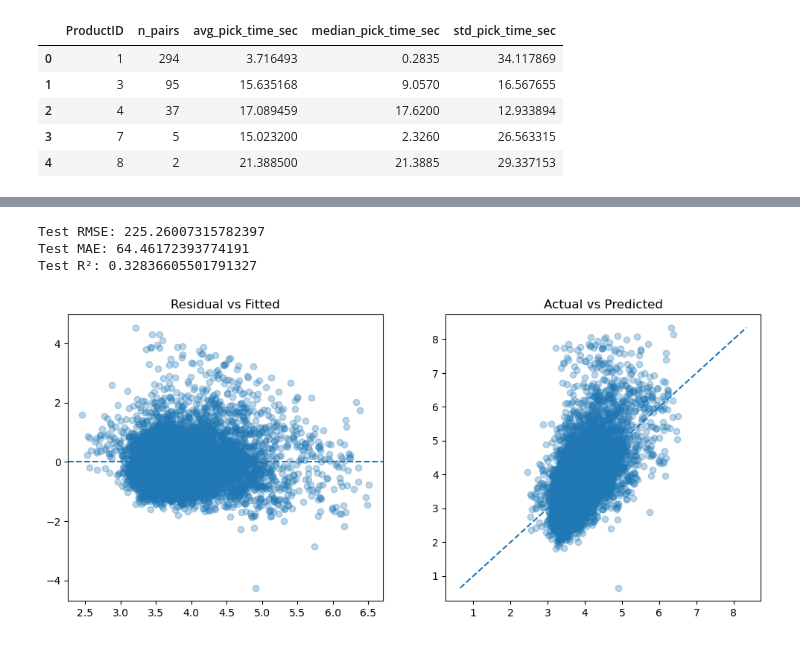
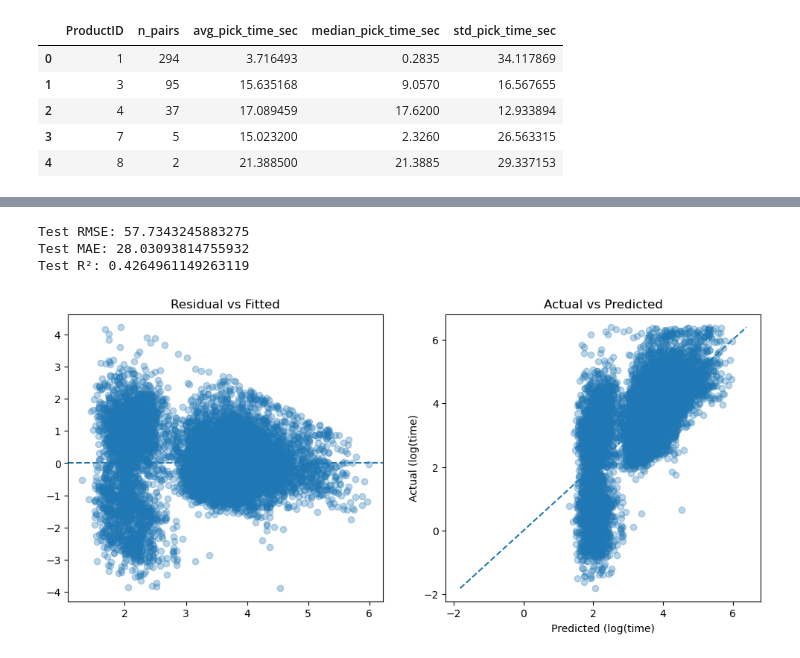
Before and after one commit to JiashenWangg/Lucas_Systems_Capstone_Project, a Jupyter notebook: Model_Jiashen/oe_regression.ipynb, the cells around one changed output, grey strips where cells are left out. Saved outputs shown, nothing was run; the diff lists cells and outputs as text; code cells hidden in the pictures.

```diff
--- a/Model_Jiashen/oe_regression.ipynb
+++ b/Model_Jiashen/oe_regression.ipynb
@@ -71,7 +71,8 @@ for col in ["Time_Delta_sec", "Weight", "Cube", "Quantity"]:
 # Filter for log viability
 df = df[
     (df["Time_Delta_sec"] > 0) &
-    (df["Travel_Distance"] > 0) &
+    (df["Time_Delta_sec"] < 600) &
+    (df["Travel_Distance"] >= 0) &
     (df["Weight"] > 0) &
     (df["Cube"] > 0) &
     (df["WorkCode"] == '30')
@@ -82,6 +83,8 @@ df["log_time"] = np.log(df["Time_Delta_sec"])
 df["log_distance"] = np.log(df["Travel_Distance"])
 df["log_weight"] = np.log(df["Weight"])
 df["log_cube"] = np.log(df["Cube"])
+
+df["log_distance_sq"] = df["log_distance"] ** 2
 
 # log(quantity)
 if "Quantity" in df.columns:
@@ -132,6 +135,32 @@ def tod_bucket(h):
         return "after_midnight"
 df["time_of_day"] = df["hour"].apply(tod_bucket)
 
+# Unit of Measure, 'EA', 'BX', 'PK', 'CA', CS, or group rest into other
+def uom_group(u):
+    if u in ['EA', 'BX', 'PK', 'CA', 'CS']:
+        return u
+    else:
+        return "other"
+df["UOM_group"] = df["UnitOfMeasure"].apply(uom_group)
+
+# Day of week as levels
+df["day_of_week"] = df["Timestamp"].dt.day_name()
+
+# Add a feature same_aisle: 1 if Aisle and Prev_Aisle are the same, else 0
+df["Prev_Aisle"] = pd.to_numeric(df["Prev_Aisle"], errors="coerce").fillna(-1).astype(int)
+df["same_aisle"] = (df["Aisle"] == df["Prev_Aisle"]).astype(int)
+
+# Add a feature if LocKey and Prev_LocKey are the same
+df["same_lockey"] = (df["LocKey"] == df["PrevLocKey"]).astype(int)
+
+# Add a feature if same lockey but differ in level
+df["diff_level"] = ((df["LocKey"] == df["PrevLocKey"]) & (df["Level"] != df["Prev_Level"])).astype(int)
+
+# Add a feature if ProductID in top 100 most common productid
+product_counts = df["ProductID"].value_counts()
+top_100_products = product_counts.head(100).index
+df["top_100_product"] = df["ProductID"].isin(top_100_products).astype(int)
+
 print("Engineered df shape:", df.shape)
 df.head()
 # %% [output]
@@ -328,15 +357,16 @@ Original   -> RMSE: 225.0033 sec | MAE: 64.4939 sec
 
 features = [
     "log_distance",
+    "log_distance_sq",
     "log_weight",
     "log_cube",
     "log_quantity",
     "Aisle_group",
     "Level_group",
-    "time_of_day"
+    "time_of_day", "same_aisle", "same_lockey", "diff_level", "UOM_group", "day_of_week", "top_100_product"
 ]
 
-cat_cols = ["Aisle_group", "Level_group", "time_of_day"]
+cat_cols = ["Aisle_group", "Level_group", "time_of_day", "same_aisle", "same_lockey", "diff_level", "UOM_group", "day_of_week", "top_100_product"]
 
 def build_X(df):
     X = df[features].copy()
@@ -423,27 +427,29 @@ print("Test RMSE:", rmse_l)
 print("Test MAE:", mae_l)
 print("Test R²:", r2_l)
 # %% [output]
-Test RMSE: 225.26007315782397
-Test MAE: 64.46172393774191
-Test R²: 0.32836605501791327
+Test RMSE: 57.7343245883275
+Test MAE: 28.03093814755932
+Test R²: 0.4264961149263119
 # %%
 import matplotlib.pyplot as plt
 
 resid = y_test - pred_lasso
 
 fig, ax = plt.subplots(1,2, figsize=(12,5))
 
 # residual vs fitted
 ax[0].scatter(pred_lasso, resid, alpha=0.3)
 ax[0].axhline(0, linestyle="--")
 ax[0].set_title("Residual vs Fitted")
 
 # actual vs predicted
 ax[1].scatter(pred_lasso, y_test, alpha=0.3)
 lims = [min(pred_lasso.min(), y_test.min()), max(pred_lasso.max(), y_test.max())]
 ax[1].plot(lims, lims, "--")
 ax[1].set_title("Actual vs Predicted")
+ax[1].set_xlabel("Predicted (log(time)")
+ax[1].set_ylabel("Actual (log(time)")
 
 plt.show()
 # %% [output]
-[figure, old version]
+[figure, new version]
```
Also changed, not shown: parts of 10 cells of this notebook, 4 other files.
